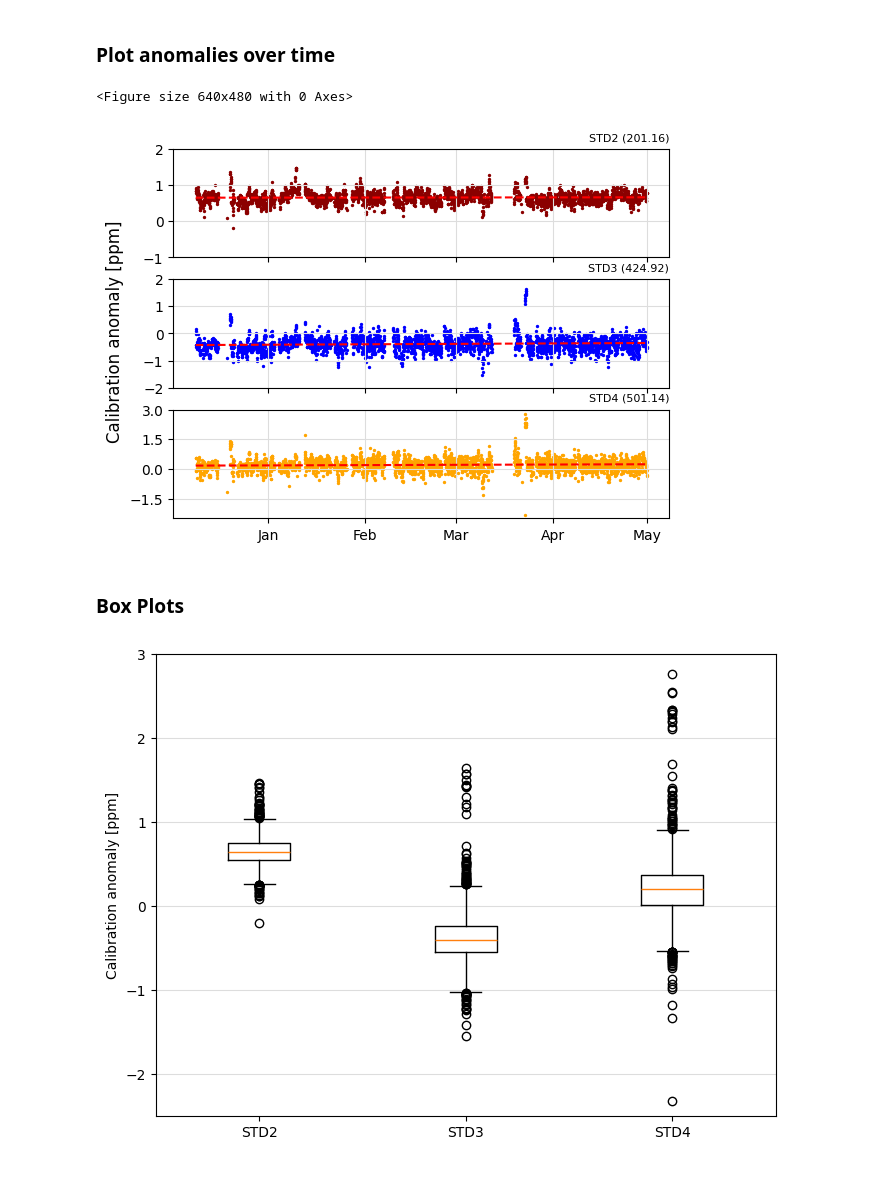
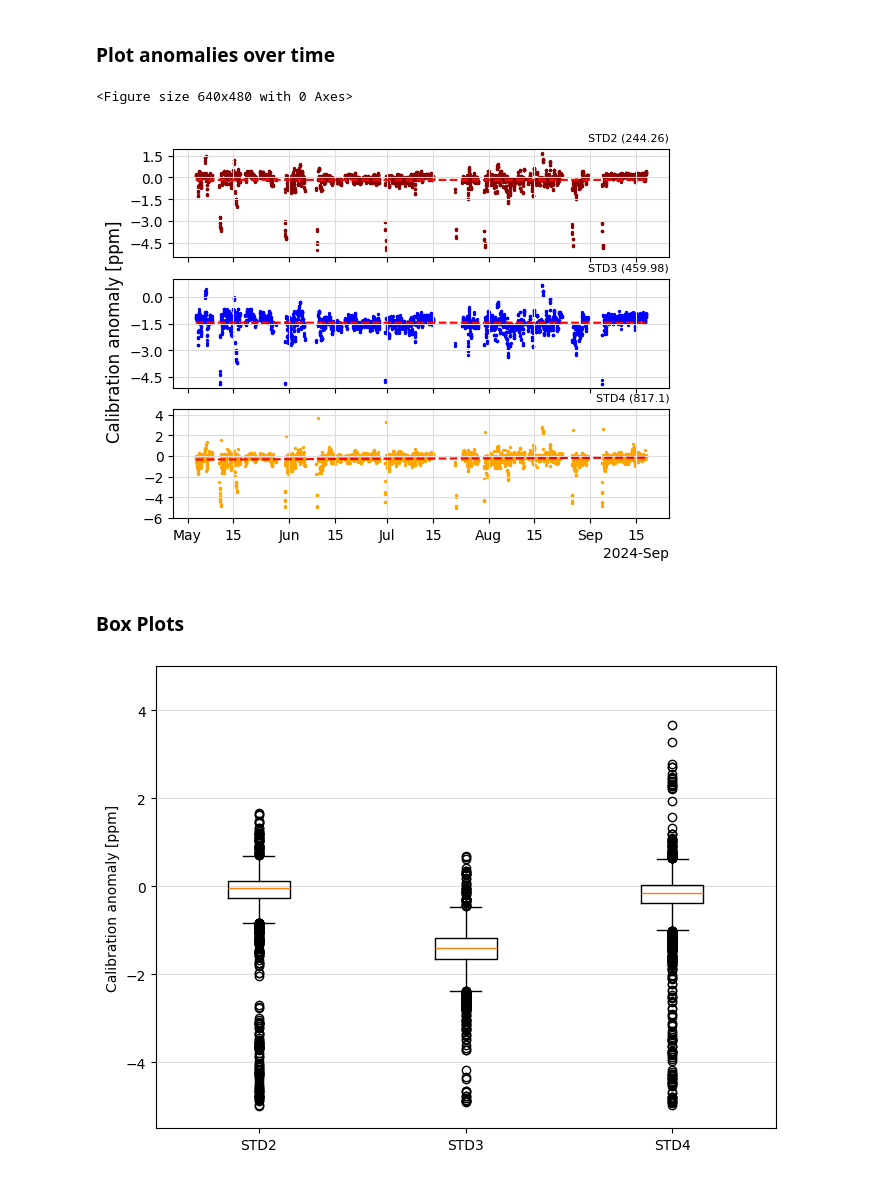
Before and after one commit to squaregoldfish/PLOTS_QUINCE, a Jupyter notebook: Gas Standards Plots.ipynb, the cells around one changed output. Drawn from its saved outputs; the diff is of its cells as text; code cells hidden in the pictures.

```diff
--- a/Gas Standards Plots.ipynb
+++ b/Gas Standards Plots.ipynb
@@ -77,17 +77,19 @@ df = None
 in_dir = f'input/{station_name}/{dataset}/raw/'
 
 for file in sorted(os.listdir(in_dir)):
-    file_df = pd.read_csv(os.path.join(in_dir, file), sep=separator, skiprows=header_lines, on_bad_lines='skip')
+    if file.endswith('dat.txt'):
+        #print(file)
+        file_df = pd.read_csv(os.path.join(in_dir, file), sep=separator, skiprows=header_lines, on_bad_lines='skip')
 
-    # MAKE THE TIMESTAMP COLUMN
-    file_df = file_df.astype({'PC Date': 'string', 'PC Time': 'string'})
-    file_df['NOTEBOOK_TIMESTAMP'] = pd.to_datetime(file_df['PC Date'] + ' ' + file_df['PC Time'], format='%d/%m/%y %H:%M:%S')
+        # MAKE THE TIMESTAMP COLUMN
+        file_df = file_df.astype({'PC Date': 'string', 'PC Time': 'string'})
+        file_df['NOTEBOOK_TIMESTAMP'] = pd.to_datetime(file_df['PC Date'] + ' ' + file_df['PC Time'], format='%d/%m/%y %H:%M:%S')
 
-    # Select the columns we want into their own DataFrame and append it to the main df
-    selection = file_df[['NOTEBOOK_TIMESTAMP', mode_column, co2_column]]
-    selection.columns = ['Timestamp', 'Mode', 'CO2']
+        # Select the columns we want into their own DataFrame and append it to the main df
+        selection = file_df[['NOTEBOOK_TIMESTAMP', mode_column, co2_column]]
+        selection.columns = ['Timestamp', 'Mode', 'CO2']
 
-    df = selection if df is None else df._append(selection, ignore_index=True)
+        df = selection if df is None else df._append(selection, ignore_index=True)
 
 df = df.astype({'Mode': 'string', 'CO2': 'float64'})
 df
@@ -116,9 +118,9 @@ df
 # %%
 modes_and_concentrations = {
     'STD1': 0,
-    'STD2': 201.16,
-    'STD3': 424.92,
-    'STD4': 501.14
+    'STD2': 244.26,
+    'STD3': 459.98,
+    'STD4': 817.1
 }
 
 outlier_limit = 5
@@ -127,6 +129,7 @@ plot_modes = {k: v for k, v in modes_and_concentrations.items() if v > 0}
 
 # Truncate modes to their base names
 for mode in modes_and_concentrations.keys():
+    print(mode)
     df['Mode'] = df['Mode'].replace(f'{mode}.*', mode, regex=True)
 
 # Remove unneeded rows
@@ -167,14 +174,13 @@ df
 thresholds = [2, 5, 1000000]
 
 for mode in plot_modes:
-
     mode_data = df[df['Mode'] == mode]
 
     results = list()
     last_total = 0
 
     for threshold in thresholds:
-        in_threshold = mode_data[mode_data['Anomaly'] <= threshold]
+        in_threshold = mode_data[mode_data['Absolute_Anomaly'] <= threshold]
 
         threshold_records = len(in_threshold) - last_total
 
@@ -217,8 +223,8 @@ STD4 0.0005 0.00
 plot_modes = {k: v for k, v in modes_and_concentrations.items() if v > 0}
 plot_colours = ['darkred', 'blue', 'orange']
 # %%
-y_ranges = [[-1, 2], [-2, 2], [-2.5, 3]]
-y_ticks = [1, 1, 1.5]
+y_ranges = [[-5.5, 2], [-5.1, 1], [-6, 4.5]]
+y_ticks = [1.5, 1.5, 2]
 
 plt.figure()
 
@@ -234,36 +240,37 @@ for mode in plot_modes.keys():
     slope = drift[mode].slope
     intercept = drift[mode].intercept
 
 
     axs[plot_index].plot([df['Timestamp'][0], df['Timestamp'].iloc[-1]],
                          [intercept, slope * df['Days'].iloc[-1] + intercept],
                          color='red', linestyle='dashed')
 
     axs[plot_index].set_ylim(y_ranges[plot_index])
     axs[plot_index].grid(color='#dddddd')
     axs[plot_index].yaxis.set_major_locator(MultipleLocator(y_ticks[plot_index]))
 
     axs[plot_index].set_title(f'{mode} ({modes_and_concentrations[mode]})', loc='right', size=8)
 
 
     if plot_index < len(plot_modes) - 1:
        axs[plot_index].set_xticklabels('')
     else:
-        axs[plot_index].xaxis.set_major_formatter(mdates.DateFormatter('%b'))
-
+        locator = mdates.AutoDateLocator(minticks=3, maxticks=7)
+        formatter = mdates.ConciseDateFormatter(locator)
+        axs[plot_index].xaxis.set_major_formatter(formatter)
 
     plot_index += 1
 
 
 fig.supylabel('Calibration anomaly [ppm]')
 
 output_path = f'{output_folder}/gas_standard_anomalies_time.png'
 plt.savefig(output_path, dpi=400, bbox_inches='tight')
 
 plt.show()
 # %% [output]
 <Figure size 640x480 with 0 Axes>
-[figure, old version]
+[figure, new version]
 # %% [markdown]
 ### Box Plots
 # %%
@@ -276,7 +283,7 @@ for mode in plot_modes.keys():
 plt.figure(figsize=(8, 6))
 
 plt.boxplot(box_plot_data)
-plt.ylim(-2.5,3)
+plt.ylim(-5.5, 5)
 plt.ylabel('Calibration anomaly [ppm]')
 plt.xticks(range(1, len(plot_modes.keys()) + 1), labels=plot_modes.keys())
 plt.grid(axis='y', color='#dddddd')
@@ -286,4 +293,4 @@ plt.savefig(output_path, dpi=400, bbox_inches='tight')
 
 plt.show()
 # %% [output]
-[figure, old version]
+[figure, new version]
```
Also changed, not shown: parts of 5 cells of this notebook.
